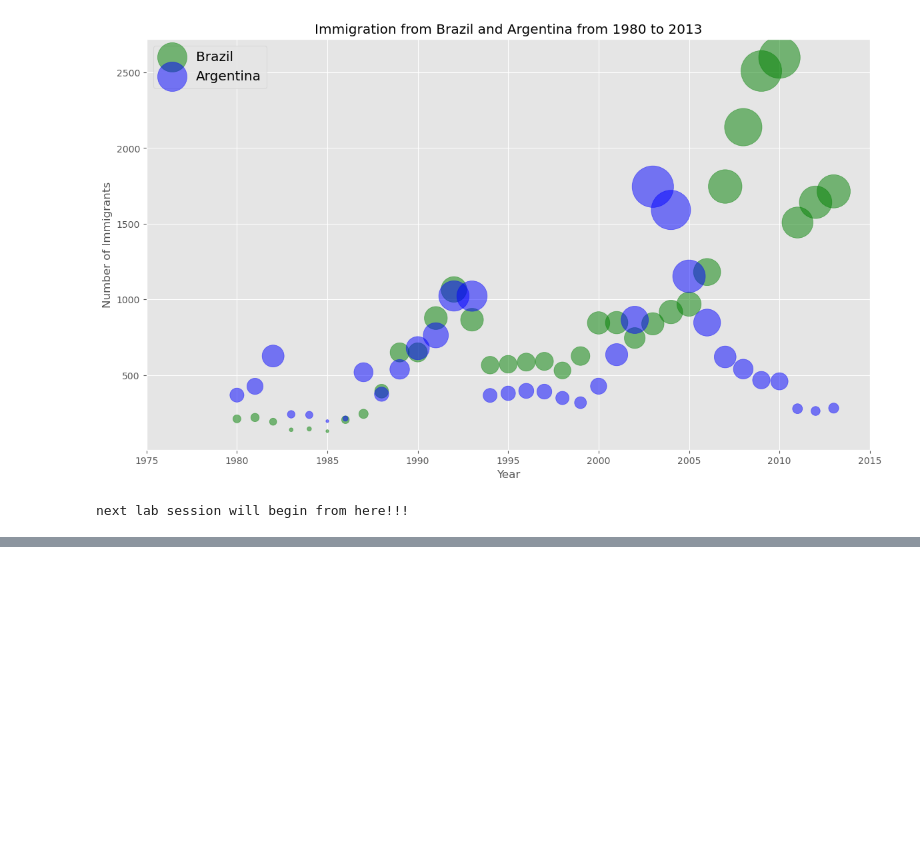
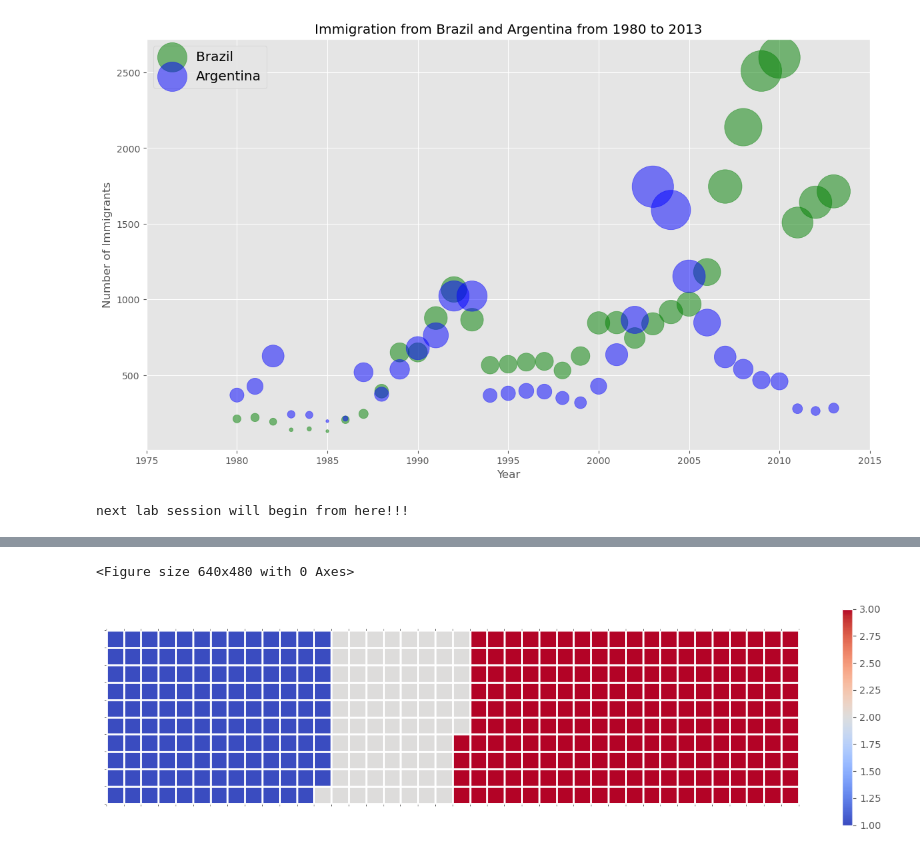
Before and after one commit to muwongelawrence-tech/Statistical_Machine_Learning-and-Data-science, a Jupyter notebook: statistical machine learning projects/canada_citizenship/Canada_citizenship.ipynb, the cells around one changed output, grey strips where cells are left out. Saved outputs shown, nothing was run; the diff lists cells and outputs as text; code cells hidden in the pictures; blank space fills up the shorter version.

```diff
--- a/statistical machine learning projects/canada_citizenship/Canada_citizenship.ipynb
+++ b/statistical machine learning projects/canada_citizenship/Canada_citizenship.ipynb
@@ -687,2 +688,8 @@ print("next lab session will begin from here!!!")
 # %% [output]
 next lab session will begin from here!!!
+# %%
+# let's create a new dataframe for these three countries
+df_dsn = df_can.loc[['Denmark', 'Norway', 'Sweden'], :]
+
+# let's take a look at our dataframe
+df_dsn
@@ -688,0 +793,26 @@ next lab session will begin from here!!!
+# %%
+# Step 6. Prettify the chart.
+# instantiate a new figure object
+fig = plt.figure()
+
+# use matshow to display the waffle chart
+colormap = plt.cm.coolwarm
+plt.matshow(waffle_chart, cmap=colormap)
+plt.colorbar()
+
+# get the axis
+ax = plt.gca()
+
+# set minor ticks
+ax.set_xticks(np.arange(-.5, (width), 1), minor=True)
+ax.set_yticks(np.arange(-.5, (height), 1), minor=True)
+
+# add gridlines based on minor ticks
+ax.grid(which='minor', color='w', linestyle='-', linewidth=2)
+
+plt.xticks([])
+plt.yticks([])
+plt.show()
+# %% [output]
+<Figure size 640x480 with 0 Axes>
+[figure, added]
```
Also changed, not shown: parts of 20 cells of this notebook.
